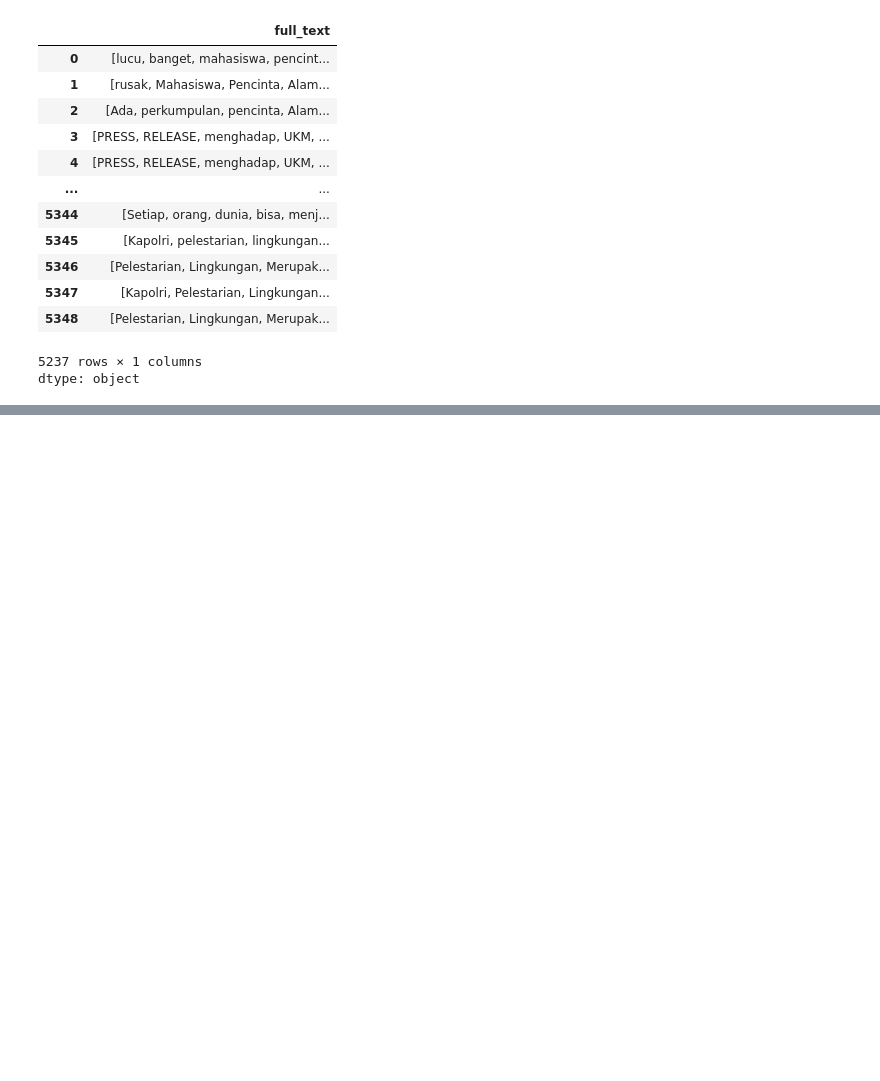
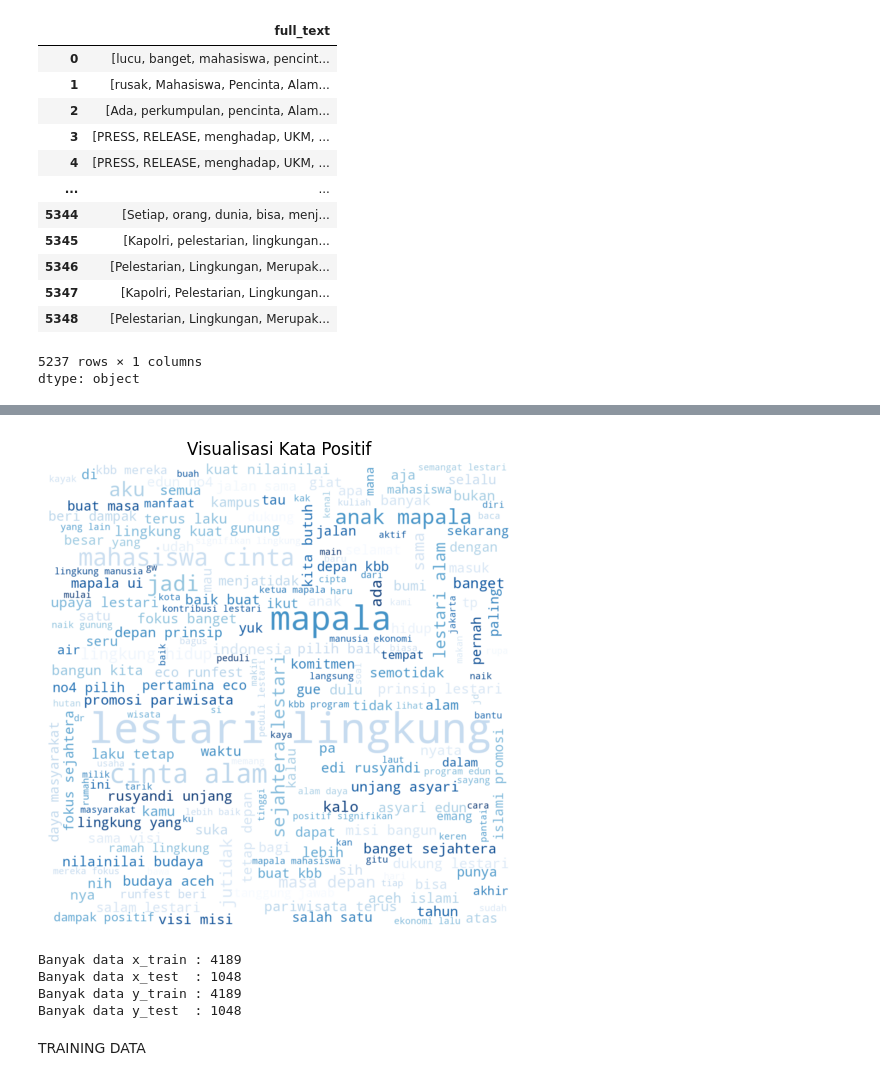
Before and after one commit to tiara070403/skripsi, a Jupyter notebook: preprocessing_data.ipynb, the cells around one changed output, grey strips where cells are left out. Cells and saved outputs as stored; diff of their text form; code cells hidden in the pictures; blank space fills up the shorter version.

```diff
--- a/preprocessing_data.ipynb
+++ b/preprocessing_data.ipynb
@@ -360,0 +444,15 @@ data_clean.head()
+# %%
+data_negatif = df[df['sentimen'] == 'negative']
+data_positif = df[df['sentimen'] == 'positive']
+data_netral = df[df['sentimen'] == 'neutral']
+# %%
+all_text_s1 = ' '.join(word for word in data_positif["full_text"])
+wordcloud = WordCloud(colormap='Blues', width=1000, height=1000, mode="RGBA", background_color='white').generate(all_text_s1)
+plt.figure(figsize=(9, 6))
+plt.imshow(wordcloud, interpolation='bilinear')
+plt.axis("off")
+plt.title("Visualisasi Kata Positif")
+plt.margins(x=0, y=0)
+plt.show()
+# %% [output]
+[figure, added]
@@ -360,0 +464,12 @@ data_clean.head()
+# %%
+print('Banyak data x_train :',len(x_train))
+print('Banyak data x_test  :',len(x_test))
+print('Banyak data y_train :',len(y_train))
+print('Banyak data y_test  :',len(y_test))
+# %% [output]
+Banyak data x_train : 4189
+Banyak data x_test  : 1048
+Banyak data y_train : 4189
+Banyak data y_test  : 1048
+# %% [markdown]
+TRAINING DATA
```
Also changed, not shown: parts of 22 cells of this notebook.
